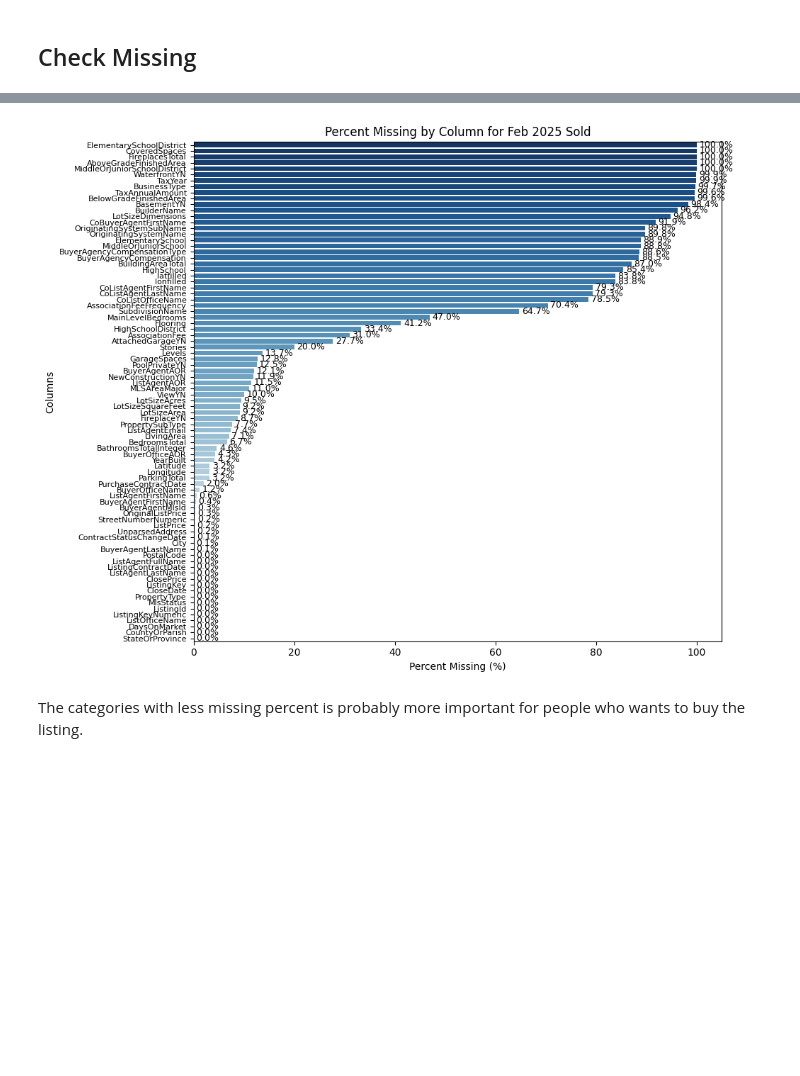
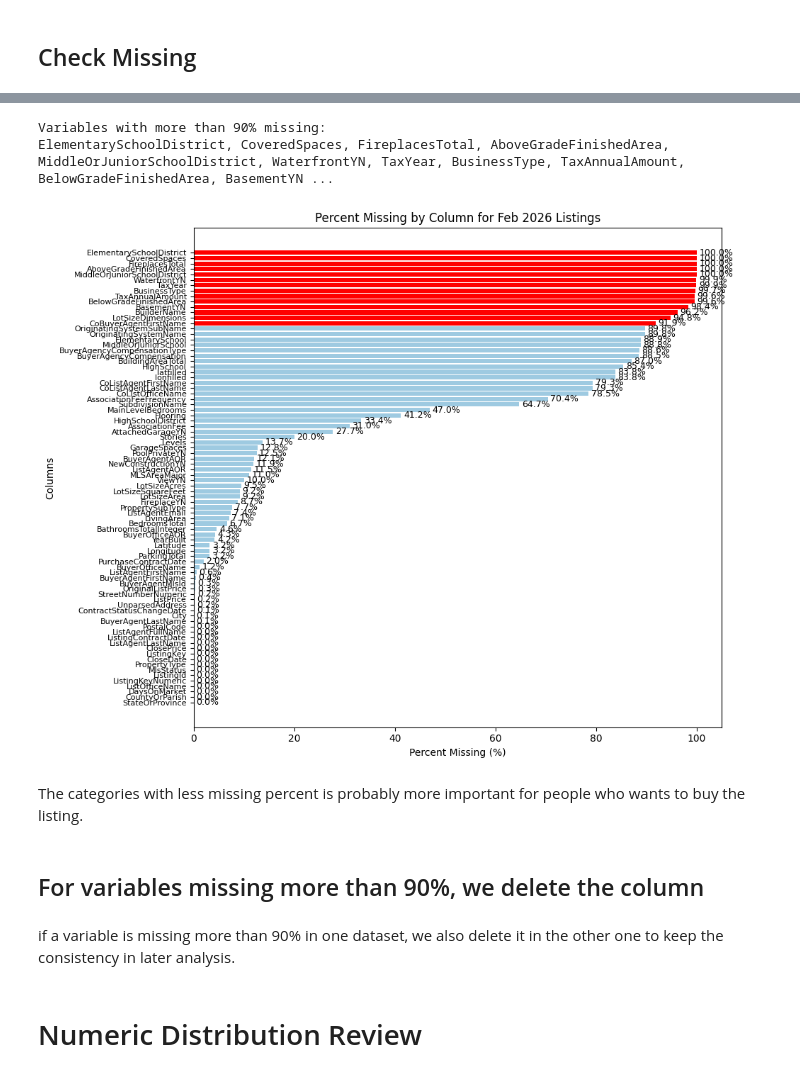
Before and after one commit to wanjing4/IDX_Exchange, a Jupyter notebook: EDA.ipynb, the cells around one changed output, grey strips where cells are left out. Drawn from its saved outputs; the diff is of its cells as text; code cells hidden in the pictures; blank space fills up the shorter version.

```diff
--- a/EDA.ipynb
+++ b/EDA.ipynb
@@ -117,23 +137,47 @@ plt.show()
 # %%
-missing_pct = df_sold.isnull().sum() / df_sold.shape[0] *100
-missing_df = missing_pct.reset_index()
-missing_df.columns = ["column", "percent_missing"]
-missing_df = missing_df.sort_values("percent_missing", ascending=False) # sort from high to low
-# plot
-plt.figure(figsize=(10, 8))
-ax = sns.barplot(data=missing_df, y="column", x="percent_missing", hue = "column", palette = "Blues_r")
+missing_pct_sold = df_sold.isnull().sum() / df_sold.shape[0] *100
+missing_df_sold = missing_pct_sold.reset_index()
+missing_df_sold.columns = ["column", "percent_missing"]
+missing_df_sold = missing_df_sold.sort_values("percent_missing", ascending=False) # sort from high to low
 
-# add text labels
-for i, v in enumerate(missing_df["percent_missing"]):
-    ax.text(v + 0.5, i, f"{v:.1f}%", va="center", fontsize=9)
+# mark columns with >90% missing
+missing_df_sold["high_missing"]= missing_df_sold["percent_missing"]>90
 
-plt.xlabel("Percent Missing (%)")
-plt.ylabel("Columns")
-plt.title("Percent Missing by Column for Feb 2025 Sold")
-plt.yticks(fontsize=8)
-plt.tight_layout()
-plt.show()
+# get list of columns with >90% missing
+high_missing_cols_sold = missing_df_sold.loc[missing_df_sold["high_missing"], "column"].tolist()
+
+# print as string output
+high_missing_str_sold = ", ".join(high_missing_cols_sold)
+print("Variables with more than 90% missing:")
+print(high_missing_str_sold)
+
+# define colors: red if >90%, otherwise blue
+colors_sold = ["red" if flag else "#9ecae1" for flag in missing_df_sold["high_missing"]]
 # %% [output]
-[figure, removed]
+Variables with more than 90% missing:
+ElementarySchoolDistrict, CoveredSpaces, FireplacesTotal, AboveGradeFinishedArea, MiddleOrJuniorSchoolDistrict, WaterfrontYN, TaxYear, BusinessType, TaxAnnualAmount, BelowGradeFinishedArea, BasementYN ...
+# %%
+
+# plot
+plt.figure(figsize=(10, 8))
+ax = plt.barh(missing_df_sold["column"], missing_df_sold["percent_missing"], color=colors_sold)
+
+# add text labels
+for i, v in enumerate(missing_df_sold["percent_missing"]):
+    plt.text(v + 0.5, i, f"{v:.1f}%", va="center", fontsize=9)
+
+plt.xlabel("Percent Missing (%)")
+plt.ylabel("Columns")
+plt.title("Percent Missing by Column for Feb 2026 Listings")
+plt.yticks(fontsize=8)
+plt.gca().invert_yaxis()   # keep highest missing at top
+plt.tight_layout()
+plt.show()
+# %% [output]
+[figure, added]
 # %% [markdown]
 The categories with less missing percent is probably more important for people who wants to buy the listing.
+# %% [markdown]
+## For variables missing more than 90%, we delete the column
+# %% [markdown]
+if a variable is missing more than 90% in one dataset, we also delete it in the other one to keep the consistency in later analysis.
@@ -139,0 +196,2 @@ The categories with less missing percent is probably more important for people w
+# %% [markdown]
+# Numeric Distribution Review
```
Also changed, not shown: parts of 4 cells of this notebook.
